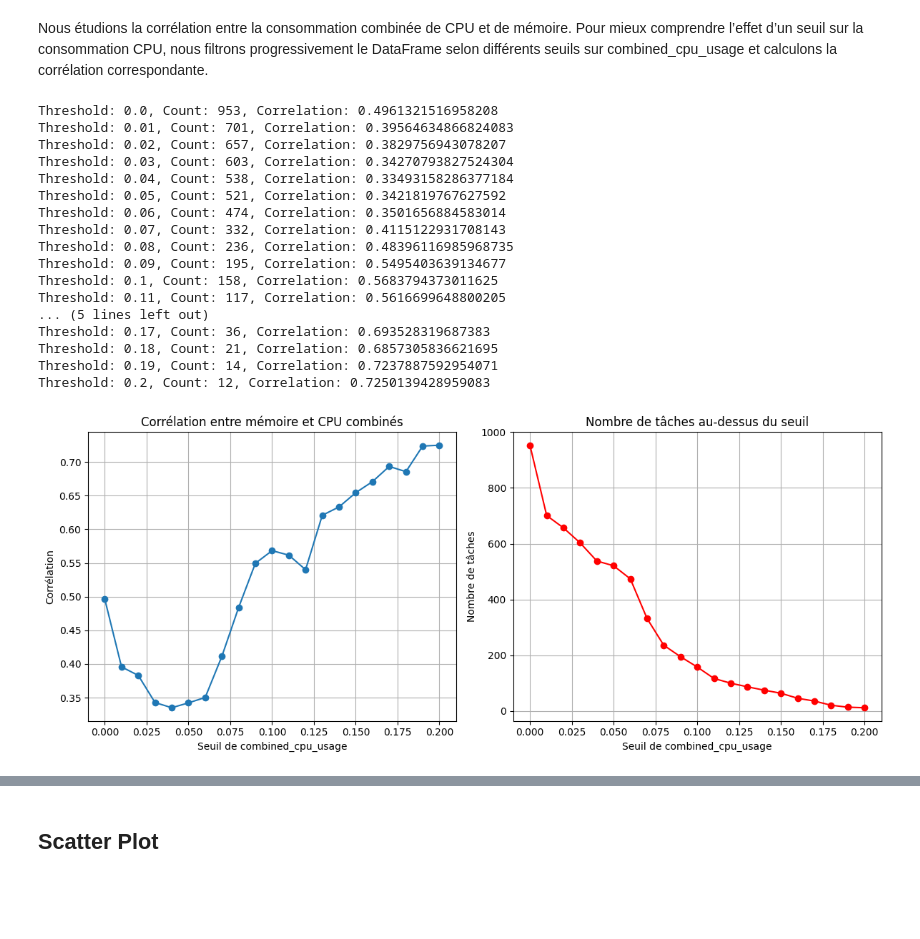
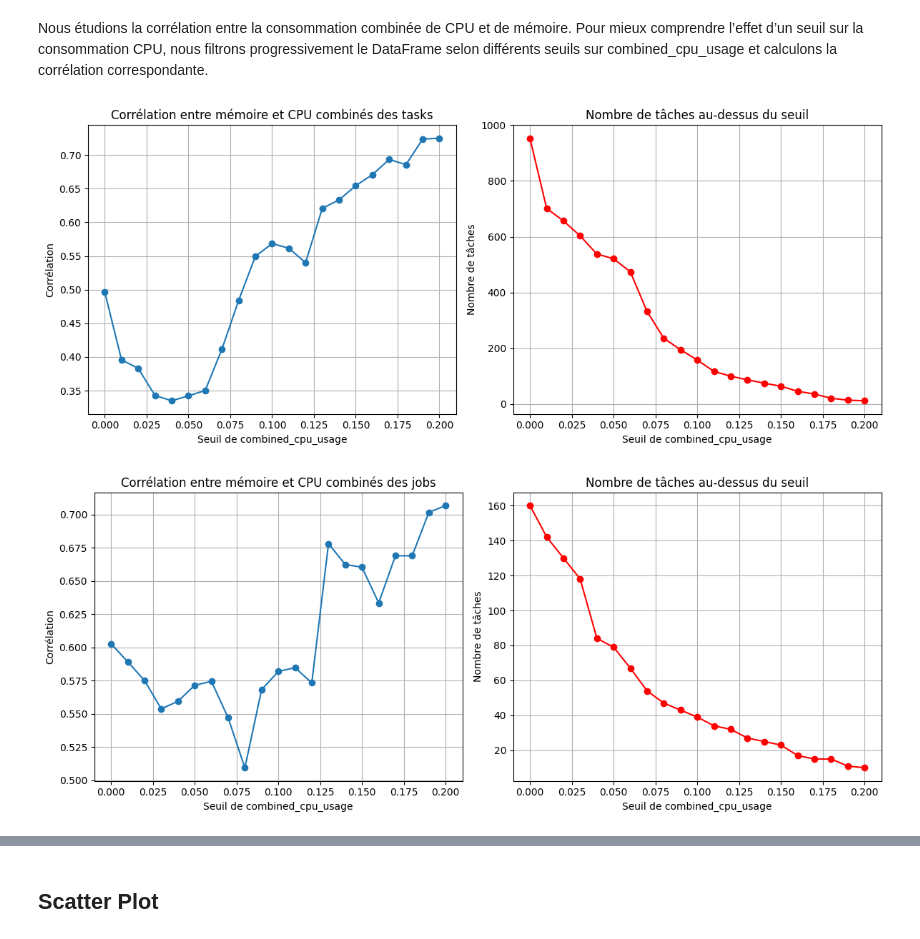
Before and after one commit to maul0803/BDF-Google-Trace-Project, a Jupyter notebook: TraceProject.ipynb, the cells around one changed output, grey strips where cells are left out. Drawn from its saved outputs; the diff is of its cells as text; code cells hidden in the pictures; blank space fills up the shorter version.

```diff
--- a/TraceProject.ipynb
+++ b/TraceProject.ipynb
@@ -269,0 +344,5 @@ only showing top 5 rows
+# %%
+# Écriture du DataFrame nettoyé en format Parquet
+df_task_stats_joined.write.mode("overwrite").parquet("df_task_stats_joined.parquet")
+df_task_stats_joined = spark.read.parquet("df_task_stats_joined.parquet")
+df_task_stats_joined.show(5)
@@ -339,53 +518,75 @@ for thresh in thresholds:
     filtered = df_task_stats_joined.filter(F.col("combined_cpu_usage") >= thresh)
     count = filtered.count()
     # Calcul de la corrélation si le nombre de lignes est suffisant
     corr_val = filtered.stat.corr("combined_memory_usage", "combined_cpu_usage") if count > 1 else None
     correlation_results.append((thresh, count, corr_val))
-    print(f"Threshold: {thresh}, Count: {count}, Correlation: {corr_val}")
+    #print(f"Threshold: {thresh}, Count: {count}, Correlation: {corr_val}")
 
 # Extraction des résultats pour la visualisation
 thresh_list = [x[0] for x in correlation_results]
 counts_list = [x[1] for x in correlation_results]
 corr_list = [x[2] for x in correlation_results]
 
 # Visualisation des résultats
 plt.figure(figsize=(12,5))
 
 plt.subplot(1,2,1)
 plt.plot(thresh_list, corr_list, marker='o')
-plt.title("Corrélation entre mémoire et CPU combinés")
+plt.title("Corrélation entre mémoire et CPU combinés des tasks")
 plt.xlabel("Seuil de combined_cpu_usage")
 plt.ylabel("Corrélation")
 plt.grid(True)
 
 plt.subplot(1,2,2)
 plt.plot(thresh_list, counts_list, marker='o', color='red')
 plt.title("Nombre de tâches au-dessus du seuil")
 plt.xlabel("Seuil de combined_cpu_usage")
 plt.ylabel("Nombre de tâches")
 plt.grid(True)
 
 plt.tight_layout()
 plt.show()
 # %% [output]
-Threshold: 0.0, Count: 953, Correlation: 0.4961321516958208
-Threshold: 0.01, Count: 701, Correlation: 0.39564634866824083
-Threshold: 0.02, Count: 657, Correlation: 0.3829756943078207
-Threshold: 0.03, Count: 603, Correlation: 0.34270793827524304
-Threshold: 0.04, Count: 538, Correlation: 0.33493158286377184
-Threshold: 0.05, Count: 521, Correlation: 0.3421819767627592
-Threshold: 0.06, Count: 474, Correlation: 0.3501656884583014
-Threshold: 0.07, Count: 332, Correlation: 0.4115122931708143
-Threshold: 0.08, Count: 236, Correlation: 0.48396116985968735
-Threshold: 0.09, Count: 195, Correlation: 0.5495403639134677
-Threshold: 0.1, Count: 158, Correlation: 0.5683794373011625
-Threshold: 0.11, Count: 117, Correlation: 0.5616699648800205
-... (5 lines left out)
-Threshold: 0.17, Count: 36, Correlation: 0.693528319687383
-Threshold: 0.18, Count: 21, Correlation: 0.6857305836621695
-Threshold: 0.19, Count: 14, Correlation: 0.7237887592954071
-Threshold: 0.2, Count: 12, Correlation: 0.7250139428959083
-[figure, old version]
+[figure, new version]
+# %%
+# Définition d'une liste de seuils pour combined_cpu_usage
+thresholds = [k/100 for k in range(0, 21)]  # de 0.00 à 0.20
+correlation_results = []
+
+for thresh in thresholds:
+    filtered = df_job_stats_joined.filter(F.col("combined_cpu_usage") >= thresh)
+    count = filtered.count()
+    # Calcul de la corrélation si le nombre de lignes est suffisant
+    corr_val = filtered.stat.corr("combined_memory_usage", "combined_cpu_usage") if count > 1 else None
+    correlation_results.append((thresh, count, corr_val))
+    #print(f"Threshold: {thresh}, Count: {count}, Correlation: {corr_val}")
+
+# Extraction des résultats pour la visualisation
+thresh_list = [x[0] for x in correlation_results]
+counts_list = [x[1] for x in correlation_results]
+corr_list = [x[2] for x in correlation_results]
+
+# Visualisation des résultats
+plt.figure(figsize=(12,5))
+
+plt.subplot(1,2,1)
+plt.plot(thresh_list, corr_list, marker='o')
+plt.title("Corrélation entre mémoire et CPU combinés des jobs")
+plt.xlabel("Seuil de combined_cpu_usage")
+plt.ylabel("Corrélation")
+plt.grid(True)
+
+plt.subplot(1,2,2)
+plt.plot(thresh_list, counts_list, marker='o', color='red')
+plt.title("Nombre de tâches au-dessus du seuil")
+plt.xlabel("Seuil de combined_cpu_usage")
+plt.ylabel("Nombre de tâches")
+plt.grid(True)
+
+plt.tight_layout()
+plt.show()
+# %% [output]
+[figure, added]
 # %% [markdown]
 ### 📊 Analyse des résultats
 
```
Also changed, not shown: parts of 32 cells of this notebook, 2 other files.
